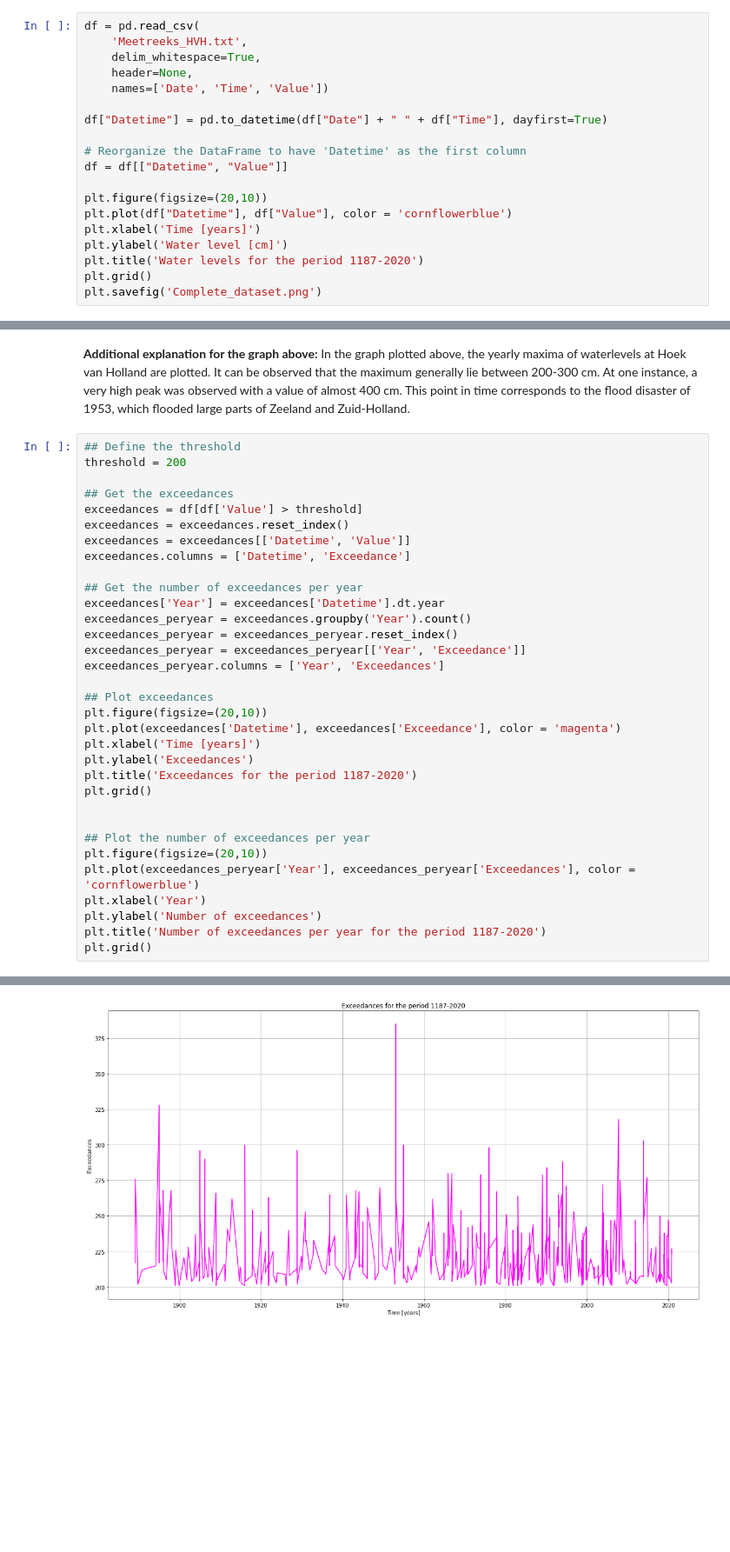
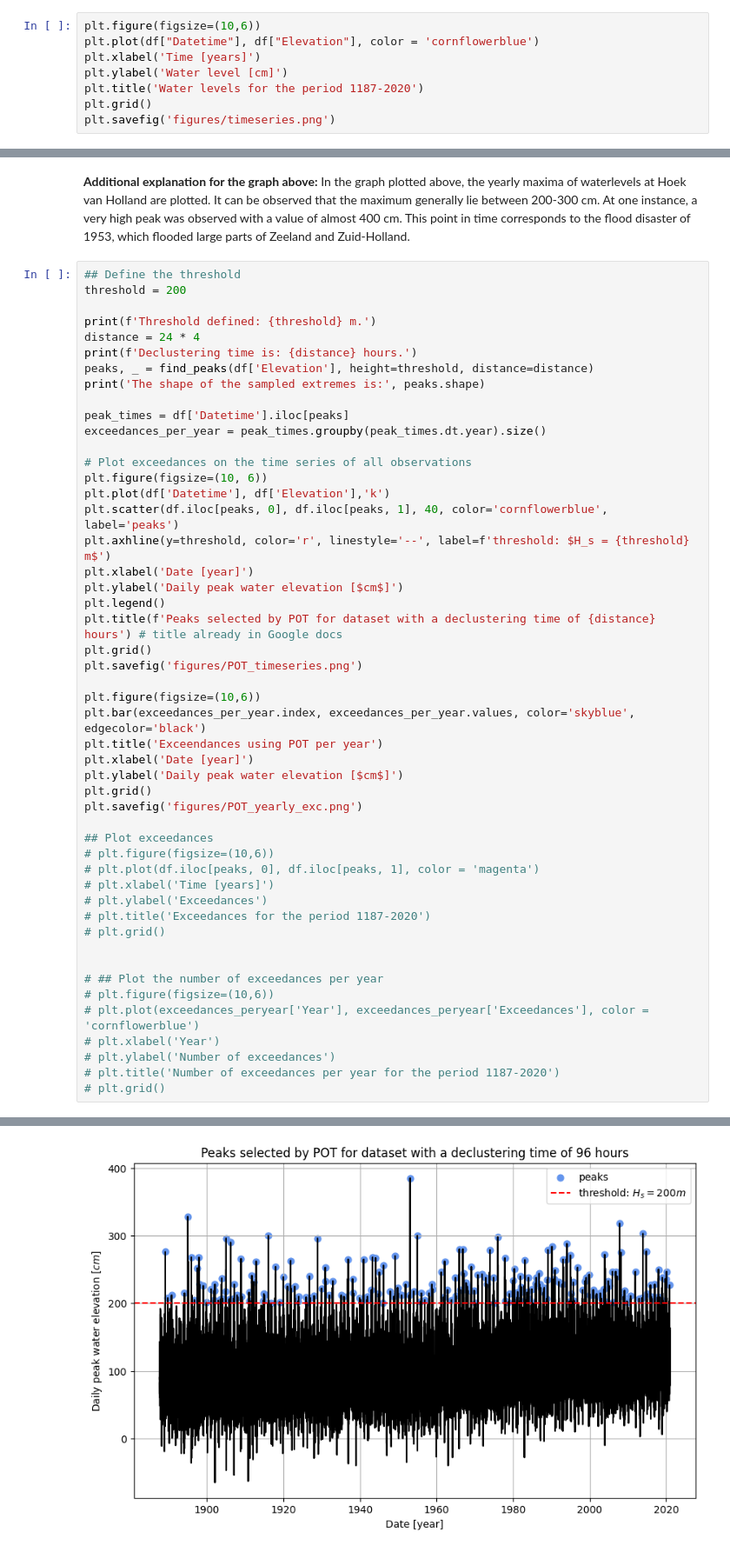
Before and after one commit to wwaasdorp/MORE_THE_BEST_GROUP, a Jupyter notebook: Watch_Data.ipynb, the cells around one changed output, grey strips where cells are left out. Shown: that part at 87% size. Saved outputs shown, nothing was run; the diff lists cells and outputs as text; blank space fills up the shorter version.

```diff
--- a/Watch_Data.ipynb
+++ b/Watch_Data.ipynb
@@ -6,20 +27,9 @@ import pandas as pd
 # %%
-df = pd.read_csv(
-    'Meetreeks_HVH.txt',
-    delim_whitespace=True,
-    header=None,
-    names=['Date', 'Time', 'Value'])
-
-df["Datetime"] = pd.to_datetime(df["Date"] + " " + df["Time"], dayfirst=True)
-
-# Reorganize the DataFrame to have 'Datetime' as the first column
-df = df[["Datetime", "Value"]]
-
-plt.figure(figsize=(20,10))
-plt.plot(df["Datetime"], df["Value"], color = 'cornflowerblue')
+plt.figure(figsize=(10,6))
+plt.plot(df["Datetime"], df["Elevation"], color = 'cornflowerblue')
 plt.xlabel('Time [years]')
 plt.ylabel('Water level [cm]')
 plt.title('Water levels for the period 1187-2020')
 plt.grid()
-plt.savefig('Complete_dataset.png')
+plt.savefig('figures/timeseries.png')
 # %% [output]
@@ -52,33 +67,49 @@ In the graph plotted above, the yearly maxima of waterlevels at Hoek van Holland
 ## Define the threshold
 threshold = 200
 
-## Get the exceedances
-exceedances = df[df['Value'] > threshold]
-exceedances = exceedances.reset_index()
-exceedances = exceedances[['Datetime', 'Value']]
-exceedances.columns = ['Datetime', 'Exceedance']
+print(f'Threshold defined: {threshold} m.')
+distance = 24 * 4
+print(f'Declustering time is: {distance} hours.')
+peaks, _ = find_peaks(df['Elevation'], height=threshold, distance=distance)
+print('The shape of the sampled extremes is:', peaks.shape)
 
-## Get the number of exceedances per year
-exceedances['Year'] = exceedances['Datetime'].dt.year
-exceedances_peryear = exceedances.groupby('Year').count()
-exceedances_peryear = exceedances_peryear.reset_index()
-exceedances_peryear = exceedances_peryear[['Year', 'Exceedance']]
-exceedances_peryear.columns = ['Year', 'Exceedances']
+peak_times = df['Datetime'].iloc[peaks]
+exceedances_per_year = peak_times.groupby(peak_times.dt.year).size()
+
+# Plot exceedances on the time series of all observations
+plt.figure(figsize=(10, 6))
+plt.plot(df['Datetime'], df['Elevation'],'k')
+plt.scatter(df.iloc[peaks, 0], df.iloc[peaks, 1], 40, color='cornflowerblue', label='peaks')
+plt.axhline(y=threshold, color='r', linestyle='--', label=f'threshold: $H_s = {threshold} m$')
+plt.xlabel('Date [year]')
+plt.ylabel('Daily peak water elevation [$cm$]')
+plt.legend()
+plt.title(f'Peaks selected by POT for dataset with a declustering time of {distance} hours') # title already in Google docs
+plt.grid()
+plt.savefig('figures/POT_timeseries.png')
+
+plt.figure(figsize=(10,6))
+plt.bar(exceedances_per_year.index, exceedances_per_year.values, color='skyblue', edgecolor='black')
+plt.title('Exceendances using POT per year')
+plt.xlabel('Date [year]')
+plt.ylabel('Daily peak water elevation [$cm$]')
+plt.grid()
+plt.savefig('figures/POT_yearly_exc.png')
 
 ## Plot exceedances
-plt.figure(figsize=(20,10))
-plt.plot(exceedances['Datetime'], exceedances['Exceedance'], color = 'magenta')
-plt.xlabel('Time [years]')
-plt.ylabel('Exceedances')
-plt.title('Exceedances for the period 1187-2020')
-plt.grid()
+# plt.figure(figsize=(10,6))
+# plt.plot(df.iloc[peaks, 0], df.iloc[peaks, 1], color = 'magenta')
+# plt.xlabel('Time [years]')
+# plt.ylabel('Exceedances')
+# plt.title('Exceedances for the period 1187-2020')
+# plt.grid()
 
 
-## Plot the number of exceedances per year
-plt.figure(figsize=(20,10))
-plt.plot(exceedances_peryear['Year'], exceedances_peryear['Exceedances'], color = 'cornflowerblue')
-plt.xlabel('Year')
-plt.ylabel('Number of exceedances')
-plt.title('Number of exceedances per year for the period 1187-2020')
-plt.grid()
+# ## Plot the number of exceedances per year
+# plt.figure(figsize=(10,6))
+# plt.plot(exceedances_peryear['Year'], exceedances_peryear['Exceedances'], color = 'cornflowerblue')
+# plt.xlabel('Year')
+# plt.ylabel('Number of exceedances')
+# plt.title('Number of exceedances per year for the period 1187-2020')
+# plt.grid()
 # %% [output]
@@ -85 +119 @@ plt.grid()
-[figure, old version]
+[figure, new version]
```
Also changed, not shown: parts of 7 cells of this notebook, 5 other files.
